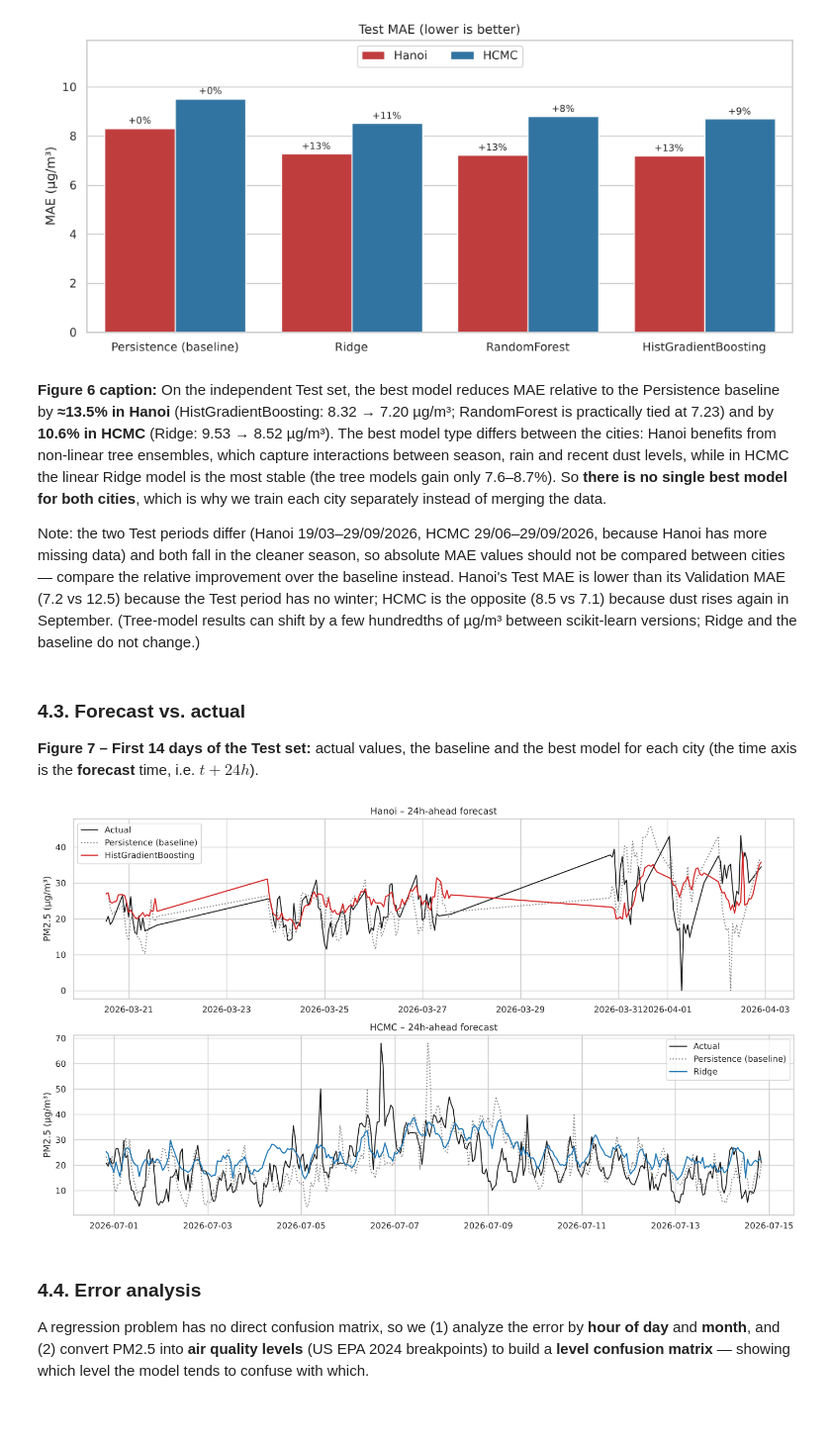
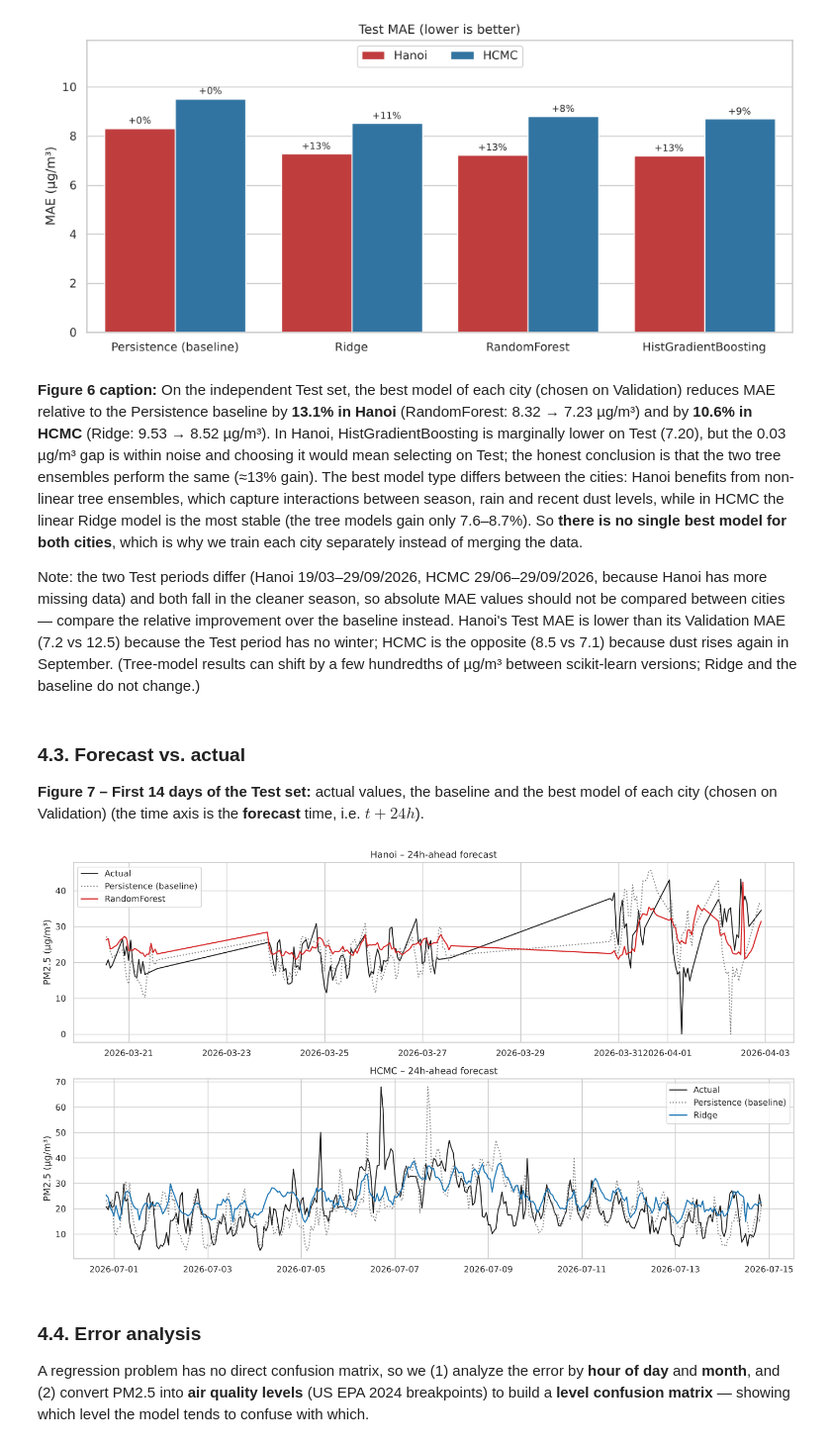
Before and after one commit to perckgg/NTLT, a Jupyter notebook: 03_TimeSeries/result/03_TimeSeries_Air_Quality_executed.ipynb, the cells around one changed output. Shown at 99% size. Cells and saved outputs as stored; diff of their text form; code cells hidden in the pictures; blank space fills up the shorter version.

```diff
--- a/03_TimeSeries/result/03_TimeSeries_Air_Quality_executed.ipynb
+++ b/03_TimeSeries/result/03_TimeSeries_Air_Quality_executed.ipynb
@@ -687,6 +689,9 @@ display(test_results.set_index(['city', 'model']).style.format(
     {'MAE': '{:.2f}', 'RMSE': '{:.2f}', 'R2': '{:.3f}', 'MAE reduction vs baseline': '{:+.1%}'}))
 print('Test:', {c: f.test.index.min().strftime('%Y-%m-%d') + ' → ' + f.test.index.max().strftime('%Y-%m-%d')
                 for c, f in forecasters.items()})
+ml_val = val_results[val_results.model != 'Persistence (baseline)']
+best_model = ml_val.loc[ml_val.groupby('city')['MAE'].idxmin()].set_index('city')['model']
+print('Best model (chosen on Validation):', best_model.to_dict())
 # %% [output]
 |  |  | MAE | RMSE | R2 | MAE reduction vs baseline |
 | city | model |  |  |  |  |
@@ -718,8 +724,10 @@ plt.show()
 # %% [output]
 [figure]
 # %% [markdown]
-**Figure 6 caption:** On the independent Test set, the best model reduces MAE relative to the Persistence baseline by
-**≈13.5% in Hanoi** (HistGradientBoosting: 8.32 → 7.20 µg/m³; RandomForest is practically tied at 7.23) and by **10.6% in HCMC** (Ridge: 9.53 → 8.52 µg/m³).
+**Figure 6 caption:** On the independent Test set, the best model of each city (chosen on Validation) reduces MAE relative to the Persistence baseline by
+**13.1% in Hanoi** (RandomForest: 8.32 → 7.23 µg/m³) and by **10.6% in HCMC** (Ridge: 9.53 → 8.52 µg/m³).
+In Hanoi, HistGradientBoosting is marginally lower on Test (7.20), but the 0.03 µg/m³ gap is within noise and choosing it would mean selecting on Test;
+the honest conclusion is that the two tree ensembles perform the same (≈13% gain).
 The best model type differs between the cities: Hanoi benefits from non-linear tree ensembles, which capture interactions
 between season, rain and recent dust levels, while in HCMC the linear Ridge model is the most stable (the tree models gain only 7.6–8.7%).
 So **there is no single best model for both cities**, which is why we train each city separately instead of merging the data.
@@ -730,25 +738,23 @@ Hanoi's Test MAE is lower than its Validation MAE (7.2 vs 12.5) because the Test
 (Tree-model results can shift by a few hundredths of µg/m³ between scikit-learn versions; Ridge and the baseline do not change.)
 # %% [markdown]
 ### 4.3. Forecast vs. actual
-**Figure 7 – First 14 days of the Test set:** actual values, the baseline and the best model for each city
+**Figure 7 – First 14 days of the Test set:** actual values, the baseline and the best model of each city (chosen on Validation)
 (the time axis is the **forecast** time, i.e. $t + 24h$).
 # %%
-best_model = test_results.loc[test_results.groupby('city')['MAE'].idxmin()].set_index('city')['model']
-
 fig, axes = plt.subplots(2, 1, figsize=(14, 8))
 for ax, (city, f) in zip(axes, forecasters.items()):
     p = f.test_predictions
     w = p.loc[: p.index.min() + pd.Timedelta(days=14)]
     target_time = w.index + pd.Timedelta(hours=HORIZON)
     ax.plot(target_time, w['actual'], color='k', lw=1.3, label='Actual')
     ax.plot(target_time, w['Persistence (baseline)'], color='gray', ls=':', label='Persistence (baseline)')
     ax.plot(target_time, w[best_model[city]], color=CITY_COLORS[city], label=best_model[city])
     ax.set(title=f'{city} – 24h-ahead forecast', ylabel='PM2.5 (µg/m³)')
     ax.legend()
 plt.tight_layout()
 plt.show()
 # %% [output]
-[figure, old version]
+[figure, new version]
 # %% [markdown]
 ### 4.4. Error analysis
 A regression problem has no direct confusion matrix, so we (1) analyze the error by **hour of day** and **month**, and
```
Also changed, not shown: parts of 9 cells of this notebook, 11 other files.
